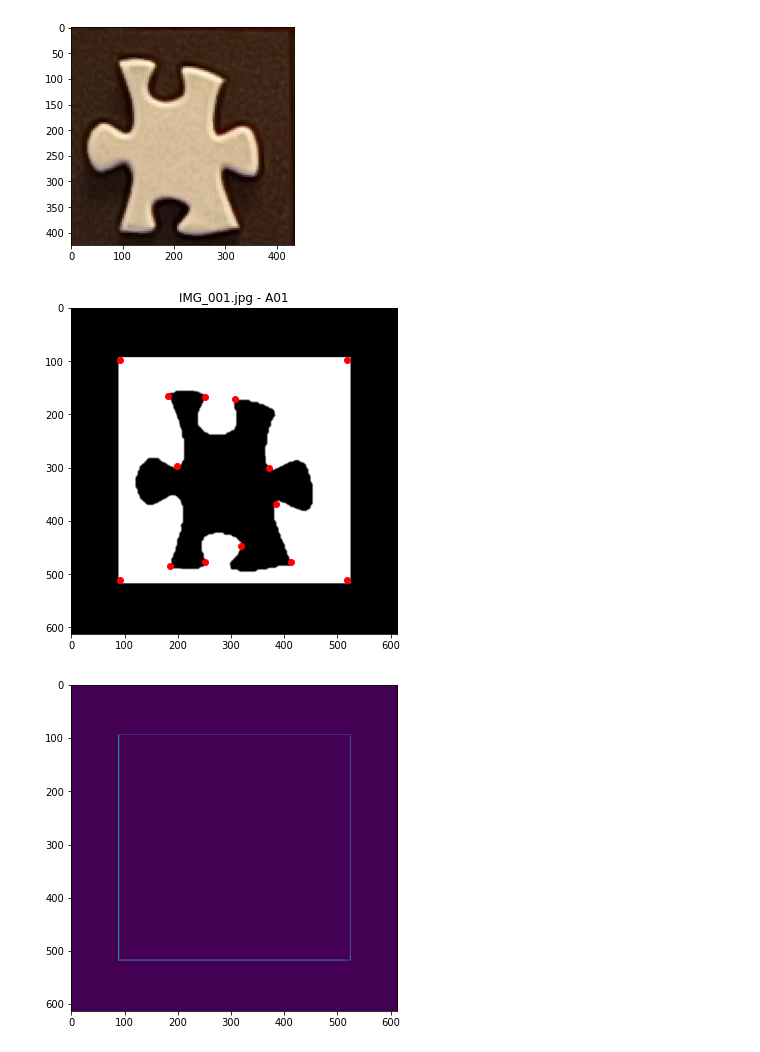
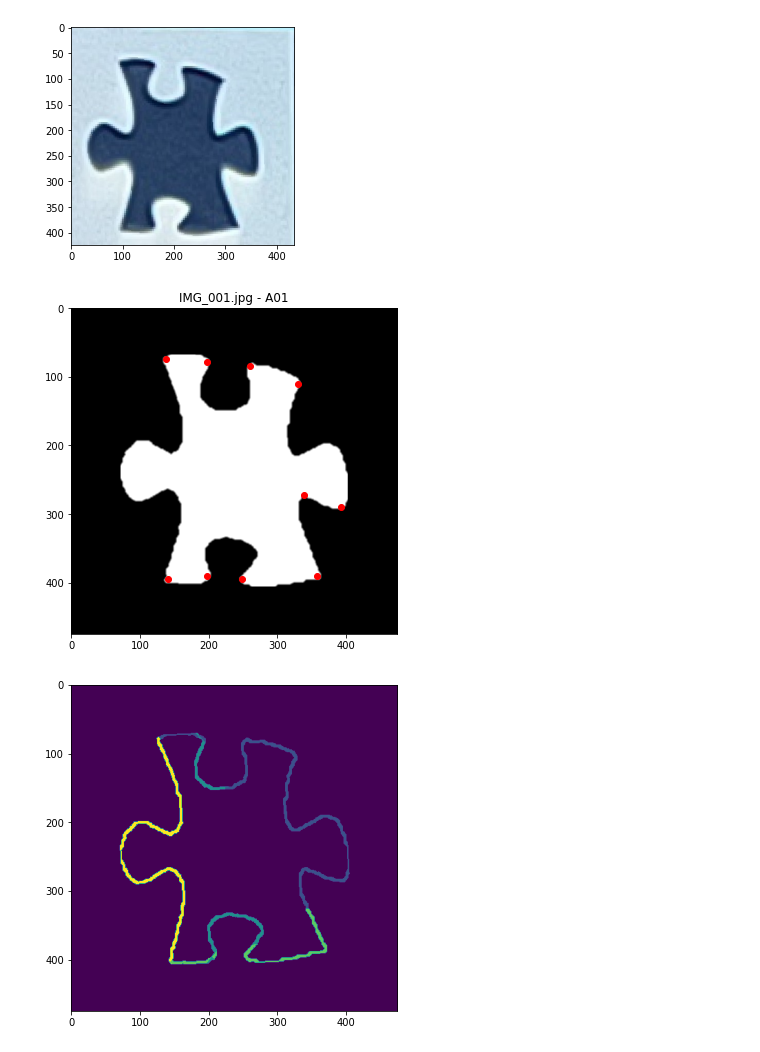
Before and after one commit to ehsanamid/jigsaw-puzzle, a Jupyter notebook: Jigsaw_puzzle.ipynb, the cells around one changed output. Drawn from its saved outputs; the diff is of its cells as text; code cells hidden in the pictures.

```diff
--- a/Jigsaw_puzzle.ipynb
+++ b/Jigsaw_puzzle.ipynb
@@ -41,39 +41,40 @@ error_labels = []
 for filename, label in zip(filenames, labels):
     img = cv2.imread(join('my_images', filename))
     img = img[10:434, 10:445]
+    img = cv2.bitwise_not(img)
     plt.imshow(img, cmap='gray')
     out_dict = process_piece(img, after_segmentation_func=postprocess, scale_factor=0.4,
                              harris_block_size=5, harris_ksize=5,
                              corner_score_threshold=0.2, corner_minmax_threshold=100)
 
     plt.figure(figsize=(6, 6))
     plt.title("{0} - {1}".format(filename, label))
     plt.imshow(out_dict['extracted'], cmap='gray')
     plt.scatter(out_dict['xy'][:, 0], out_dict['xy'][:, 1], color='red')
     #plt.colorbar()
     plt.show()
 
     if 'error' in out_dict:
         print( label, ':', out_dict['error'])
         error_labels.append(label)
         traceback.print_exc()
         continue
 
     else:
 
         plt.figure(figsize=(6, 6))
         # plt.title("{0} - {1}".format(filename, label))
         plt.imshow(out_dict['class_image'])
         #plot_grid((3, 3), out_dict, '_segmented', '_extracted', '_edges', 'class_image')
         # plt.show()
 
         # plot_side_images(out_dict['side_images'], out_dict['inout'])
 
         results.append({'side_images': out_dict['side_images'], 'inout': out_dict['inout']})
 # %% [output]
-[figure, old version]
+[figure, new version]
-[figure, old version]
+[figure, new version]
-[figure, old version]
+[figure, new version]
 # %%
 to_ignore = ['D70']
 for el in error_labels:
```
Also changed, not shown: 9 other files.
